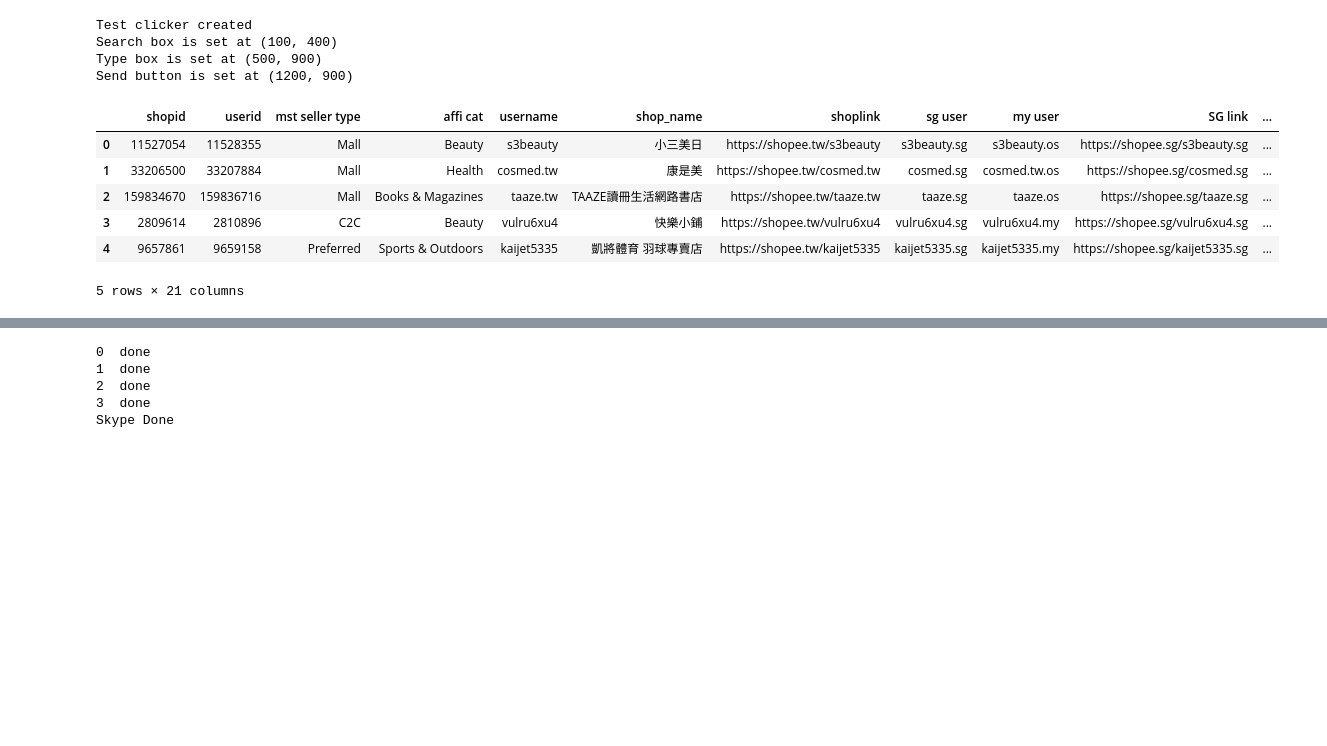
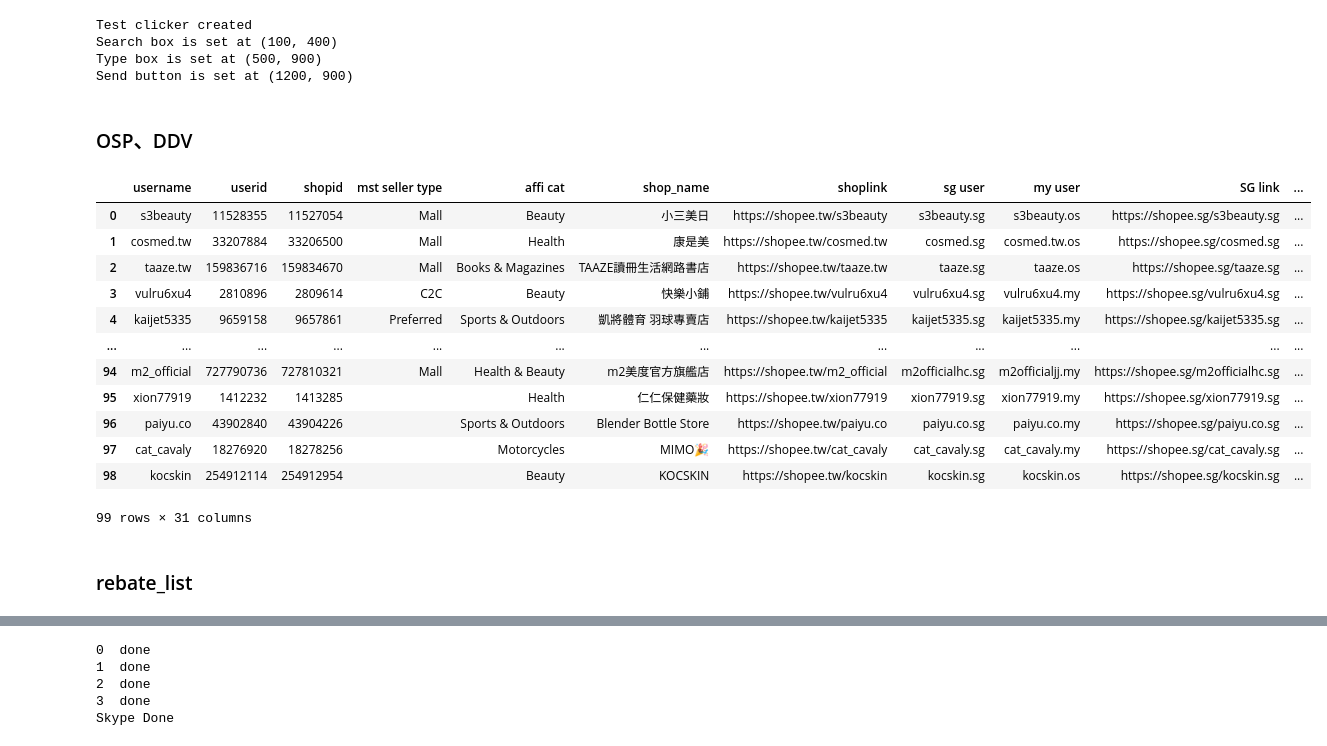
Before and after one commit to teddy21019/auto-line-sender, a Jupyter notebook: main.ipynb, the cells around one changed output, grey strips where cells are left out. Saved outputs shown, nothing was run; the diff lists cells and outputs as text; code cells hidden in the pictures; blank space fills up the shorter version.

Commit message:
do some changes to cooperate the Clicer/Seller.

```diff
--- a/main.ipynb
+++ b/main.ipynb
@@ -47,3 +38,49 @@ class Event_Seller(Seller):
+# %% [markdown]
+### OSP、DDV
+# %%
+scope = ['https://www.googleapis.com/auth/spreadsheets']
+
+creds = Credentials.from_service_account_file("DATA/amazing-badge-373002-f2cb8a5301d3.json", scopes=scope)
+
+gs = gspread.authorize(creds)
+
+sheet = gs.open_by_url('https://docs.google.com/spreadsheets/d/1LG-5g4cR-zGwkk6eyK1P9y5npHQFzbk9Yz31IKU8jz4/edit#gid=2041638201')
+# spreadsheet = gs.open_by_key('1-eQcxMNaoIF0g7JSJhHpta1WGsHPVR8wMPJ3Vq2U6mQ')
+
+worksheet = sheet.worksheet('H2 ST seller')
+Sellers = pd.DataFrame(worksheet.get_all_records())
+
+# username = \
+# ['vulru6xu4',
+#  'kaijet5335',
+#  'daniel0329',
+#  'geniussosa',
+#  'large168',
+#  'betteryue',
+#  'fe_amart',
+#  'small919800',
+#  'winwin20180315',
+#  'mimishow']
+
+# Sellers = Sellers[Sellers['username'].isin(username)]
+
+Sellers
+# %% [output]
+|  | username | userid | shopid | mst seller type | affi cat | shop_name | shoplink | sg user | my user | SG link | ... |
+| 0 | s3beauty | 11528355 | 11527054 | Mall | Beauty | 小三美日 | https://shopee.tw/s3beauty | s3beauty.sg | s3beauty.os | https://shopee.sg/s3beauty.sg | ... |
+| 1 | cosmed.tw | 33207884 | 33206500 | Mall | Health | 康是美 | https://shopee.tw/cosmed.tw | cosmed.sg | cosmed.tw.os | https://shopee.sg/cosmed.sg | ... |
+| 2 | taaze.tw | 159836716 | 159834670 | Mall | Books & Magazines | TAAZE讀冊生活網路書店 | https://shopee.tw/taaze.tw | taaze.sg | taaze.os | https://shopee.sg/taaze.sg | ... |
+| 3 | vulru6xu4 | 2810896 | 2809614 | C2C | Beauty | 快樂小鋪 | https://shopee.tw/vulru6xu4 | vulru6xu4.sg | vulru6xu4.my | https://shopee.sg/vulru6xu4.sg | ... |
+| 4 | kaijet5335 | 9659158 | 9657861 | Preferred | Sports & Outdoors | 凱將體育 羽球專賣店 | https://shopee.tw/kaijet5335 | kaijet5335.sg | kaijet5335.my | https://shopee.sg/kaijet5335.sg | ... |
+| ... | ... | ... | ... | ... | ... | ... | ... | ... | ... | ... | ... |
+| 94 | m2_official | 727790736 | 727810321 | Mall | Health & Beauty | m2美度官方旗艦店 | https://shopee.tw/m2_official | m2officialhc.sg | m2officialjj.my | https://shopee.sg/m2officialhc.sg | ... |
+| 95 | xion77919 | 1412232 | 1413285 |  | Health | 仁仁保健藥妝 | https://shopee.tw/xion77919 | xion77919.sg | xion77919.my | https://shopee.sg/xion77919.sg | ... |
+| 96 | paiyu.co | 43902840 | 43904226 |  | Sports & Outdoors | Blender Bottle Store | https://shopee.tw/paiyu.co | paiyu.co.sg | paiyu.co.my | https://shopee.sg/paiyu.co.sg | ... |
+| 97 | cat_cavaly | 18276920 | 18278256 |  | Motorcycles | MIMO🎉 | https://shopee.tw/cat_cavaly | cat_cavaly.sg | cat_cavaly.my | https://shopee.sg/cat_cavaly.sg | ... |
+| 98 | kocskin | 254912114 | 254912954 |  | Beauty | KOCSKIN | https://shopee.tw/kocskin | kocskin.sg | kocskin.os | https://shopee.sg/kocskin.sg | ... |
+99 rows × 31 columns
+# %% [markdown]
+### rebate_list
 # %%
 scope = ['https://www.googleapis.com/auth/spreadsheets']
 
@@ -51,20 +88,11 @@ creds = Credentials.from_service_account_file("DATA/amazing-badge-373002-f2cb8a5
 
 gs = gspread.authorize(creds)
 
-sheet = gs.open_by_url('https://docs.google.com/spreadsheets/d/1LG-5g4cR-zGwkk6eyK1P9y5npHQFzbk9Yz31IKU8jz4/edit?pli=1#gid=1073158589')
-# spreadsheet = gs.open_by_key('1-eQcxMNaoIF0g7JSJhHpta1WGsHPVR8wMPJ3Vq2U6mQ')
+sheet = gs.open_by_url('https://docs.google.com/spreadsheets/d/1bxhH5j5y_I3Gw9jIwGCncnnj48Cq6Ycvd4BcgVTgdwY/edit#gid=684463482')
 
-worksheet = sheet.worksheet('Q3 ST seller')
+worksheet = sheet.worksheet('username_list')
 Sellers = pd.DataFrame(worksheet.get_all_records())
 
-Sellers.head()
+Sellers
-# %% [output]
-|  | shopid | userid | mst seller type | affi cat | username | shop_name | shoplink | sg user | my user | SG link | ... |
-| 0 | 11527054 | 11528355 | Mall | Beauty | s3beauty | 小三美日 | https://shopee.tw/s3beauty | s3beauty.sg | s3beauty.os | https://shopee.sg/s3beauty.sg | ... |
-| 1 | 33206500 | 33207884 | Mall | Health | cosmed.tw | 康是美 | https://shopee.tw/cosmed.tw | cosmed.sg | cosmed.tw.os | https://shopee.sg/cosmed.sg | ... |
-| 2 | 159834670 | 159836716 | Mall | Books & Magazines | taaze.tw | TAAZE讀冊生活網路書店 | https://shopee.tw/taaze.tw | taaze.sg | taaze.os | https://shopee.sg/taaze.sg | ... |
-| 3 | 2809614 | 2810896 | C2C | Beauty | vulru6xu4 | 快樂小鋪 | https://shopee.tw/vulru6xu4 | vulru6xu4.sg | vulru6xu4.my | https://shopee.sg/vulru6xu4.sg | ... |
-| 4 | 9657861 | 9659158 | Preferred | Sports & Outdoors | kaijet5335 | 凱將體育 羽球專賣店 | https://shopee.tw/kaijet5335 | kaijet5335.sg | kaijet5335.my | https://shopee.sg/kaijet5335.sg | ... |
-5 rows × 21 columns
 # %%
 line_users = Sellers[Sellers['via'].str.contains('line')]
```
Also changed, not shown: parts of 12 cells of this notebook.
